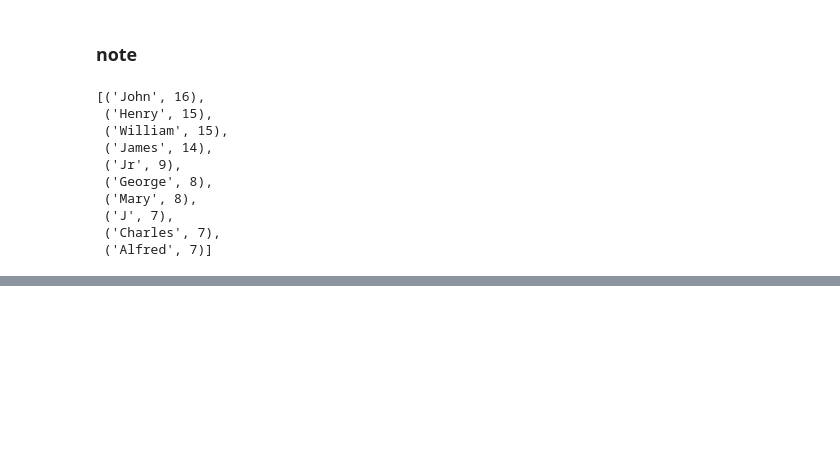
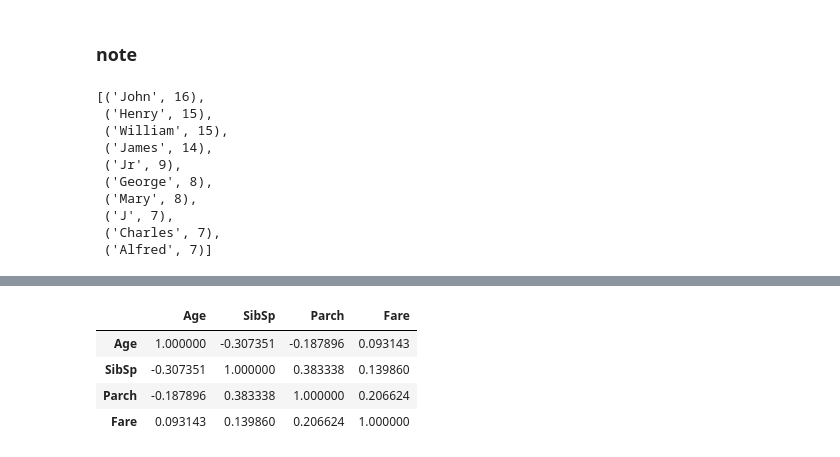
Before and after one commit to Song-Juntae/kaggle, a Jupyter notebook: getting_started/titanic/titanic.ipynb, the cells around one changed output, grey strips where cells are left out. Drawn from its saved outputs; the diff is of its cells as text; code cells hidden in the pictures; blank space fills up the shorter version.

```diff
--- a/getting_started/titanic/titanic.ipynb
+++ b/getting_started/titanic/titanic.ipynb
@@ -537,0 +546,8 @@ Counter([i.split(' ')[-1] if len(i.split(' ')) > 1 else i for i in df_train['Nam
+# %%
+df_train_결측치처리1[수치형변수].corr()
+# %% [output]
+|  | Age | SibSp | Parch | Fare |
+| Age | 1.000000 | -0.307351 | -0.187896 | 0.093143 |
+| SibSp | -0.307351 | 1.000000 | 0.383338 | 0.139860 |
+| Parch | -0.187896 | 0.383338 | 1.000000 | 0.206624 |
+| Fare | 0.093143 | 0.139860 | 0.206624 | 1.000000 |
```
Also changed, not shown: parts of 2 cells of this notebook.
